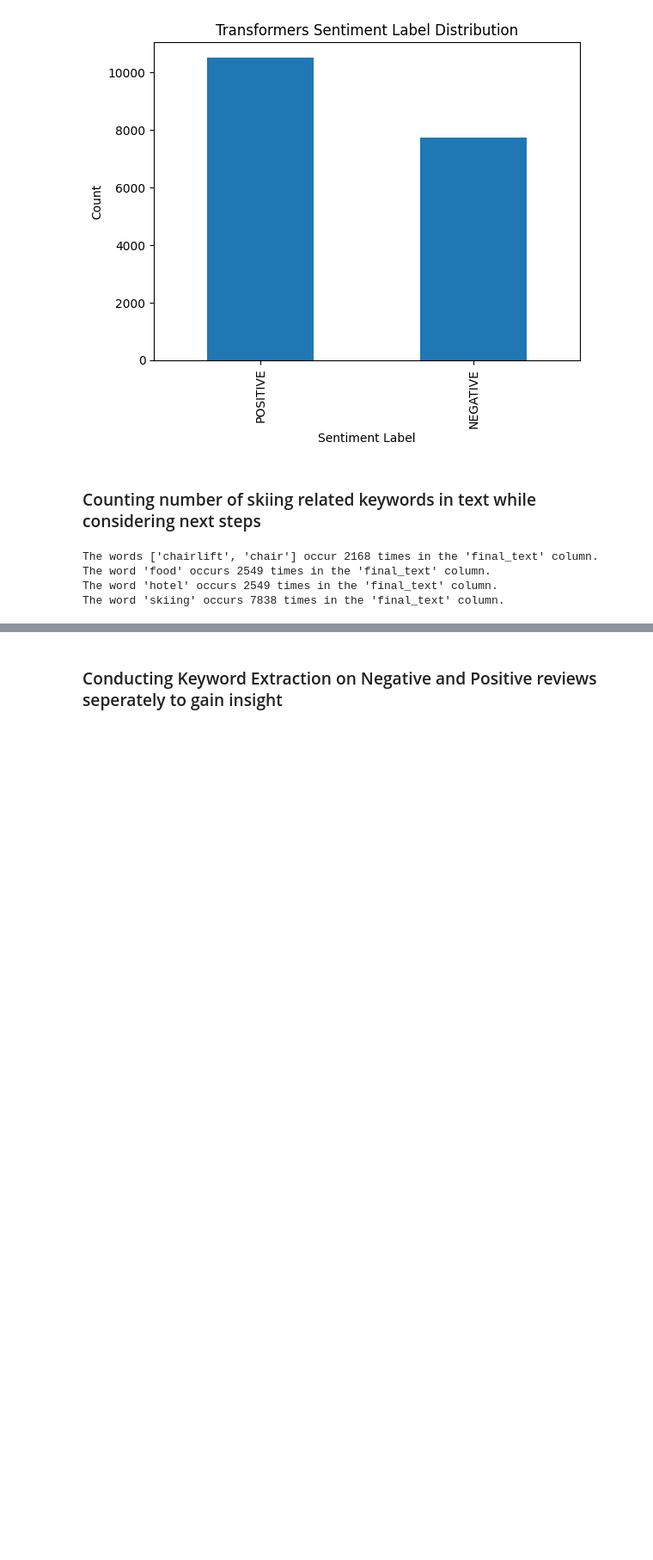
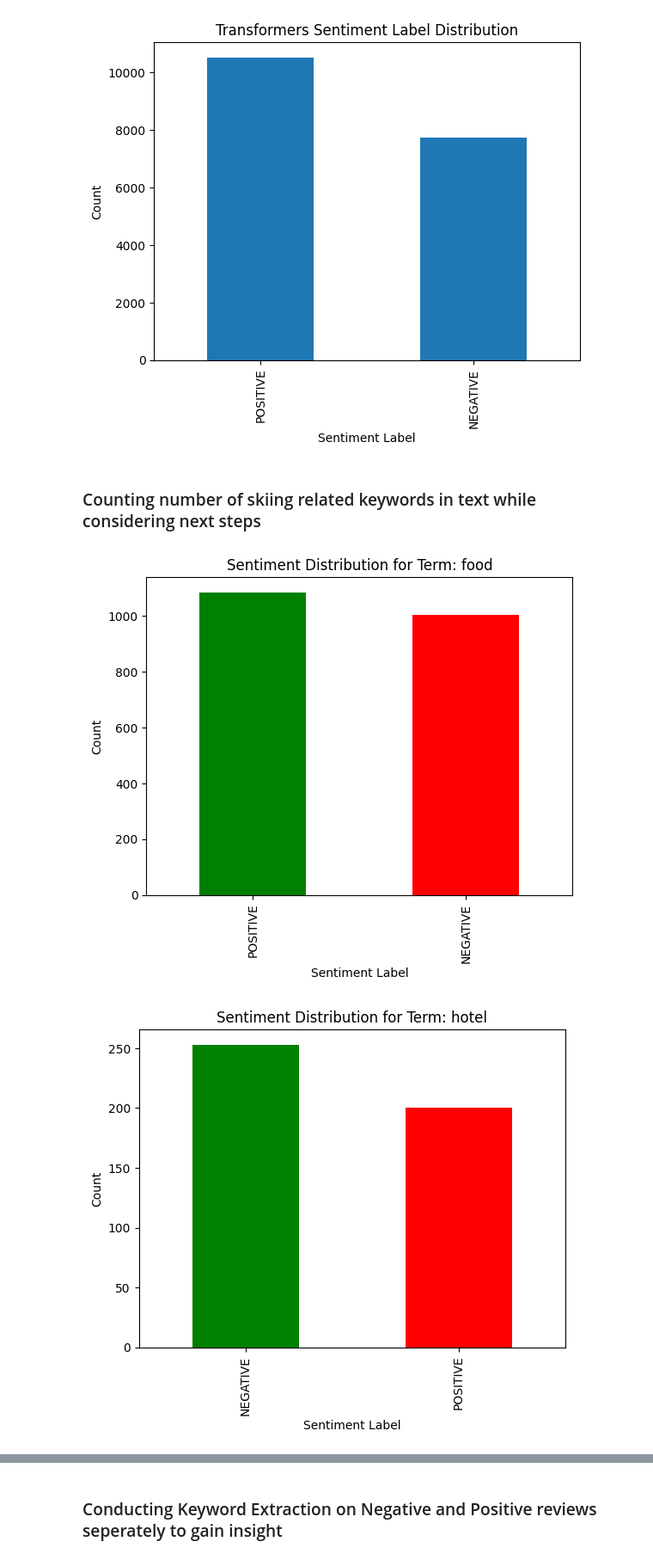
Before and after one commit to mattjohnescu/Personal-Work, a Jupyter notebook: Ski Areas Reviews NLP Project.ipynb, the cells around one changed output, grey strips where cells are left out. Shown: that part at 86% size. Drawn from its saved outputs; the diff is of its cells as text; code cells hidden in the pictures; blank space fills up the shorter version.

Commit message:
Visuals Added

```diff
--- a/Ski Areas Reviews NLP Project.ipynb
+++ b/Ski Areas Reviews NLP Project.ipynb
@@ -217,51 +217,53 @@ plt.show()
 # %% [markdown]
 ### Counting number of skiing related keywords in text while considering next steps
 # %%
-
-
-# Occurances of word associated with chairlift
+import matplotlib.pyplot as plt
 
 # Define the words you want to count
-words_to_count = ["chairlift", "chair"]
+individual_words_to_count = ["food", "hotel", "skiing", "terrain", "snow", "village", "family", "lodge", "resort"]
 
-# Function to count occurrences of words in a string
-def count_words_occurrences(text, words):
-    return sum(text.split().count(word) for word in words)
+# Define related terms to be counted together
+combined_terms = {
+    "chairlift_related": ["chair", "chairlift", "lift"]
+}
 
-# Count occurrences of the words in the 'final_text' column
-total_count = ski_cleaned['final_text'].apply(lambda x: count_words_occurrences(x, words_to_count)).sum()
+# Function to count occurrences of individual words in a string
+def contains_word(text, word):
+    return word in text.split()
 
-# Print the result
-print(f"The words {words_to_count} occur {total_count} times in the 'final_text' column.")
+# Function to check if text contains any of the related terms
+def contains_any_term(text, words):
+    return any(word in text.split() for word in words)
 
-# Function to count occurrences of a word in a string
-def count_word_occurrences(text, word):
-    return text.split().count(word)
+# Plotting function for individual words
+def plot_sentiment_distribution_for_term(df, term):
+    filtered_df = df[df['final_text'].apply(lambda x: contains_word(x, term))]
+    sentiment_counts = filtered_df['transformers_sentiment'].value_counts()
 
-# Occurances of the word food
+    sentiment_counts.plot(kind='bar', color=['green', 'red'])
+    plt.title(f'Sentiment Distribution for Term: {term}')
+    plt.xlabel('Sentiment Label')
+    plt.ylabel('Count')
+    plt.show()
 
-# Apply the function to the 'final_text' column and sum the results
-word_count_food = ski_cleaned['final_text'].apply(lambda x: count_word_occurrences(x, "food")).sum()
+# Plotting function for combined terms
+def plot_sentiment_distribution_for_combined_terms(df, term, words):
+    filtered_df = df[df['final_text'].apply(lambda x: contains_any_term(x, words))]
+    sentiment_counts = filtered_df['transformers_sentiment'].value_counts()
 
-print(f"The word '{"food"}' occurs {word_count_food} times in the 'final_text' column.")
+    sentiment_counts.plot(kind='bar', color=['green', 'red'])
+    plt.title(f'Sentiment Distribution for Term: {term}')
+    plt.xlabel('Sentiment Label')
+    plt.ylabel('Count')
+    plt.show()
 
+# Plot sentiment distribution for individual words
+for word in individual_words_to_count:
+    plot_sentiment_distribution_for_term(ski_cleaned, word)
 
-# Occurances of the word Hotel
-
-# Apply the function to the 'final_text' column and sum the results
-word_count_skiing = ski_cleaned['final_text'].apply(lambda x: count_word_occurrences(x, "hotel")).sum()
-
-print(f"The word '{"hotel"}' occurs {word_count_food} times in the 'final_text' column.")
-
-
-# Occurances of the word skiing
-
-# Apply the function to the 'final_text' column and sum the results
-word_count_skiing = ski_cleaned['final_text'].apply(lambda x: count_word_occurrences(x, "skiing")).sum()
-
-print(f"The word '{"skiing"}' occurs {word_count_skiing} times in the 'final_text' column.")
+# Plot sentiment distribution for combined terms
+for term, words in combined_terms.items():
+    plot_sentiment_distribution_for_combined_terms(ski_cleaned, term, words)
 # %% [output]
-The words ['chairlift', 'chair'] occur 2168 times in the 'final_text' column.
-The word 'food' occurs 2549 times in the 'final_text' column.
-The word 'hotel' occurs 2549 times in the 'final_text' column.
-The word 'skiing' occurs 7838 times in the 'final_text' column.
+[figure, added]
+[figure, added]
```
Also changed, not shown: parts of 5 cells of this notebook.
